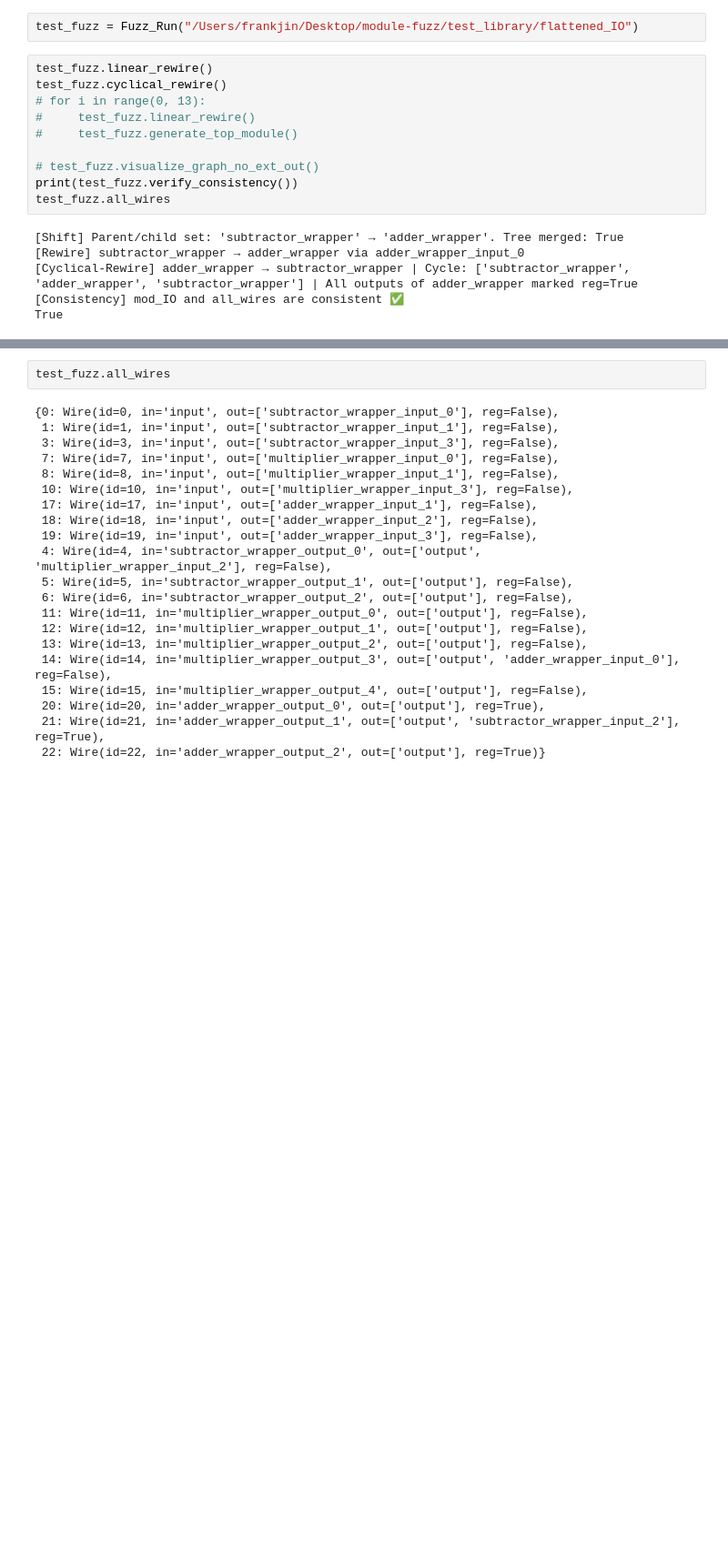
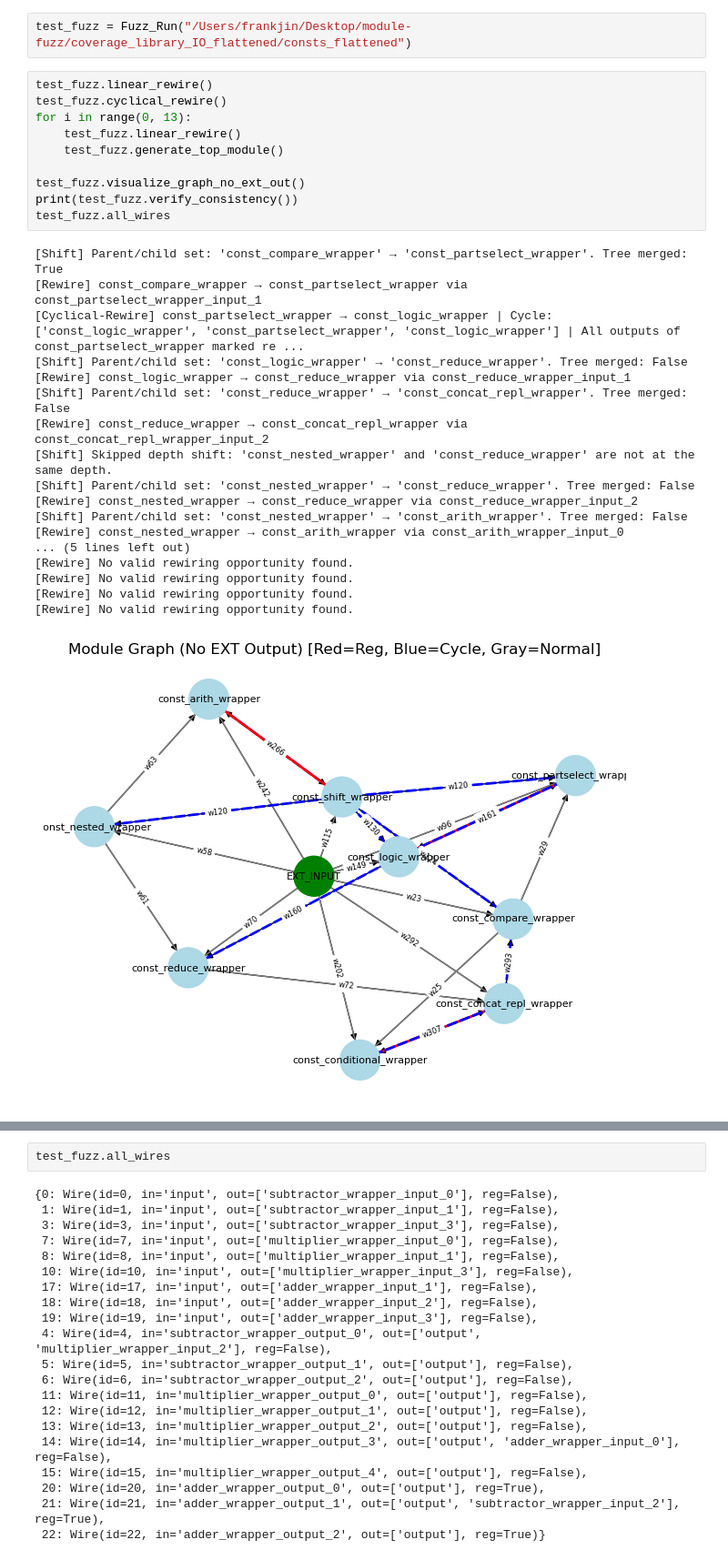
Before and after one commit to frankjinn/module-fuzz, a Jupyter notebook: rewiring/wire_mutation.ipynb, the cells around one changed output, grey strips where cells are left out. Shown at 91% size. Drawn from its saved outputs; the diff is of its cells as text; blank space fills up the shorter version.

```diff
--- a/rewiring/wire_mutation.ipynb
+++ b/rewiring/wire_mutation.ipynb
@@ -785,18 +782,31 @@ class Fuzz_Run:
 # %%
-test_fuzz = Fuzz_Run("/Users/frankjin/Desktop/module-fuzz/test_library/flattened_IO")
+test_fuzz = Fuzz_Run("/Users/frankjin/Desktop/module-fuzz/coverage_library_IO_flattened/consts_flattened")
 # %%
 test_fuzz.linear_rewire()
 test_fuzz.cyclical_rewire()
-# for i in range(0, 13):
-#     test_fuzz.linear_rewire()
-#     test_fuzz.generate_top_module()
+for i in range(0, 13):
+    test_fuzz.linear_rewire()
+    test_fuzz.generate_top_module()
 
-# test_fuzz.visualize_graph_no_ext_out()
+test_fuzz.visualize_graph_no_ext_out()
 print(test_fuzz.verify_consistency())
 test_fuzz.all_wires
 # %% [output]
-[Shift] Parent/child set: 'subtractor_wrapper' → 'adder_wrapper'. Tree merged: True
-[Rewire] subtractor_wrapper → adder_wrapper via adder_wrapper_input_0
-[Cyclical-Rewire] adder_wrapper → subtractor_wrapper | Cycle: ['subtractor_wrapper', 'adder_wrapper', 'subtractor_wrapper'] | All outputs of adder_wrapper marked reg=True
-[Consistency] mod_IO and all_wires are consistent ✅
-True
+[Shift] Parent/child set: 'const_compare_wrapper' → 'const_partselect_wrapper'. Tree merged: True
+[Rewire] const_compare_wrapper → const_partselect_wrapper via const_partselect_wrapper_input_1
+[Cyclical-Rewire] const_partselect_wrapper → const_logic_wrapper | Cycle: ['const_logic_wrapper', 'const_partselect_wrapper', 'const_logic_wrapper'] | All outputs of const_partselect_wrapper marked re ...
+[Shift] Parent/child set: 'const_logic_wrapper' → 'const_reduce_wrapper'. Tree merged: False
+[Rewire] const_logic_wrapper → const_reduce_wrapper via const_reduce_wrapper_input_1
+[Shift] Parent/child set: 'const_reduce_wrapper' → 'const_concat_repl_wrapper'. Tree merged: False
+[Rewire] const_reduce_wrapper → const_concat_repl_wrapper via const_concat_repl_wrapper_input_2
+[Shift] Skipped depth shift: 'const_nested_wrapper' and 'const_reduce_wrapper' are not at the same depth.
+[Shift] Parent/child set: 'const_nested_wrapper' → 'const_reduce_wrapper'. Tree merged: False
+[Rewire] const_nested_wrapper → const_reduce_wrapper via const_reduce_wrapper_input_2
+[Shift] Parent/child set: 'const_nested_wrapper' → 'const_arith_wrapper'. Tree merged: False
+[Rewire] const_nested_wrapper → const_arith_wrapper via const_arith_wrapper_input_0
+... (5 lines left out)
+[Rewire] No valid rewiring opportunity found.
+[Rewire] No valid rewiring opportunity found.
+[Rewire] No valid rewiring opportunity found.
+[Rewire] No valid rewiring opportunity found.
+[figure, added]
```
Also changed, not shown: parts of 4 cells of this notebook, 6 other files.
